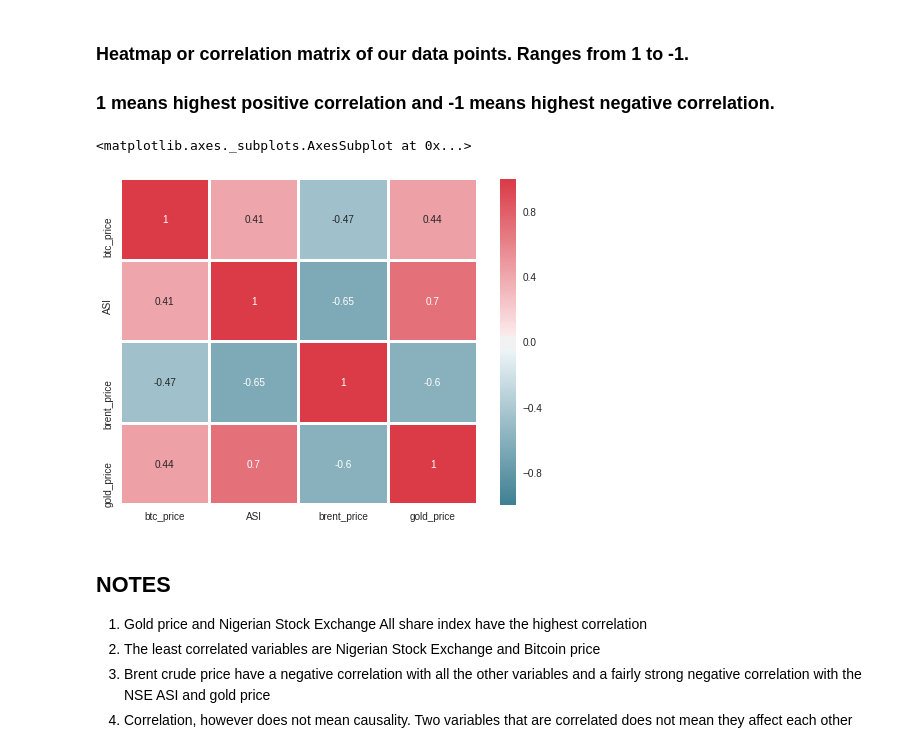
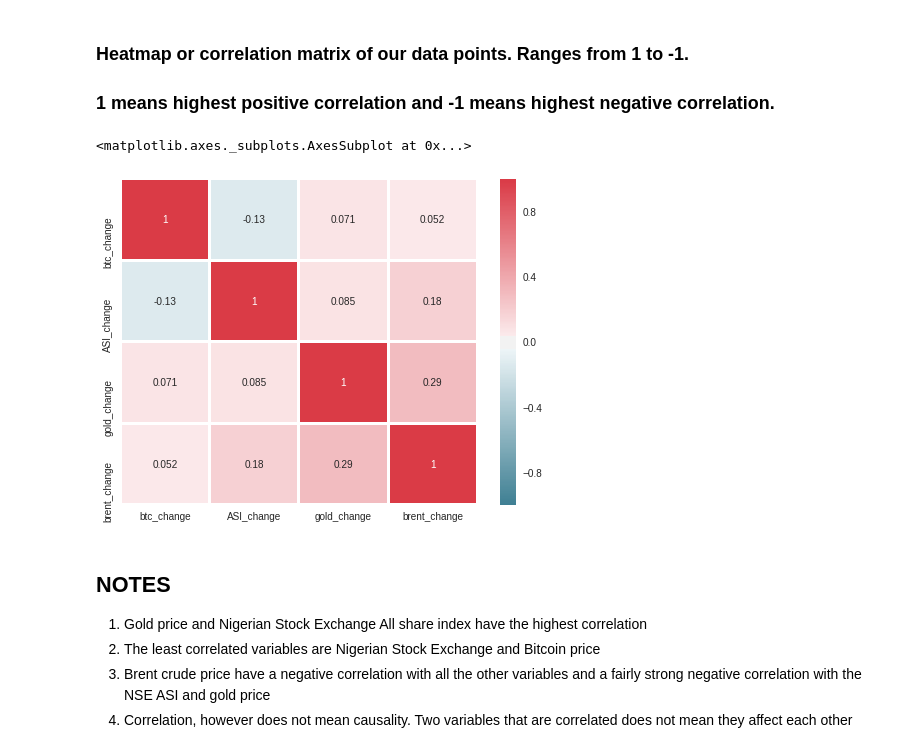
Before and after one commit to lamideoye/takehome, a Jupyter notebook: Take Home Assignment.ipynb, the cells around one changed output. Saved outputs shown, nothing was run; the diff lists cells and outputs as text; code cells hidden in the pictures.

```diff
--- a/Take Home Assignment.ipynb
+++ b/Take Home Assignment.ipynb
@@ -217,3 +210,0 @@ iplot({
-# %%
-scale = MinMaxScaler()
-df.iloc[:,1:] = scale.fit_transform(df.iloc[:,1:])
@@ -219,0 +215,5 @@ df.iloc[:,1:] = scale.fit_transform(df.iloc[:,1:])
+# %%
+df['btc_change'] = df['btc_price'].pct_change()
+df['ASI_change'] = df['ASI'].pct_change()
+df['brent_change'] = df['brent_price'].pct_change()
+df['gold_change'] = df['gold_price'].pct_change()
@@ -256,13 +265,13 @@ iplot(fig)
 ### Heatmap or correlation matrix of our data points. Ranges from 1 to -1.
 ### 1 means highest positive correlation and -1 means highest negative correlation.
 # %%
-corr = df.corr()
+corr = df[['btc_change', 'ASI_change', 'gold_change', 'brent_change']].corr()
 plt.figure(figsize=(8, 6))
 cmap = sns.diverging_palette( 220 , 10 , as_cmap = True )
 sns.heatmap(corr, annot=True, cmap=cmap,linewidths=2.0)
 # %% [output]
 <matplotlib.axes._subplots.AxesSubplot at 0x...>
-[figure, old version]
+[figure, new version]
 # %% [markdown]
 ## NOTES
 
```
Also changed, not shown: parts of 4 cells of this notebook.
